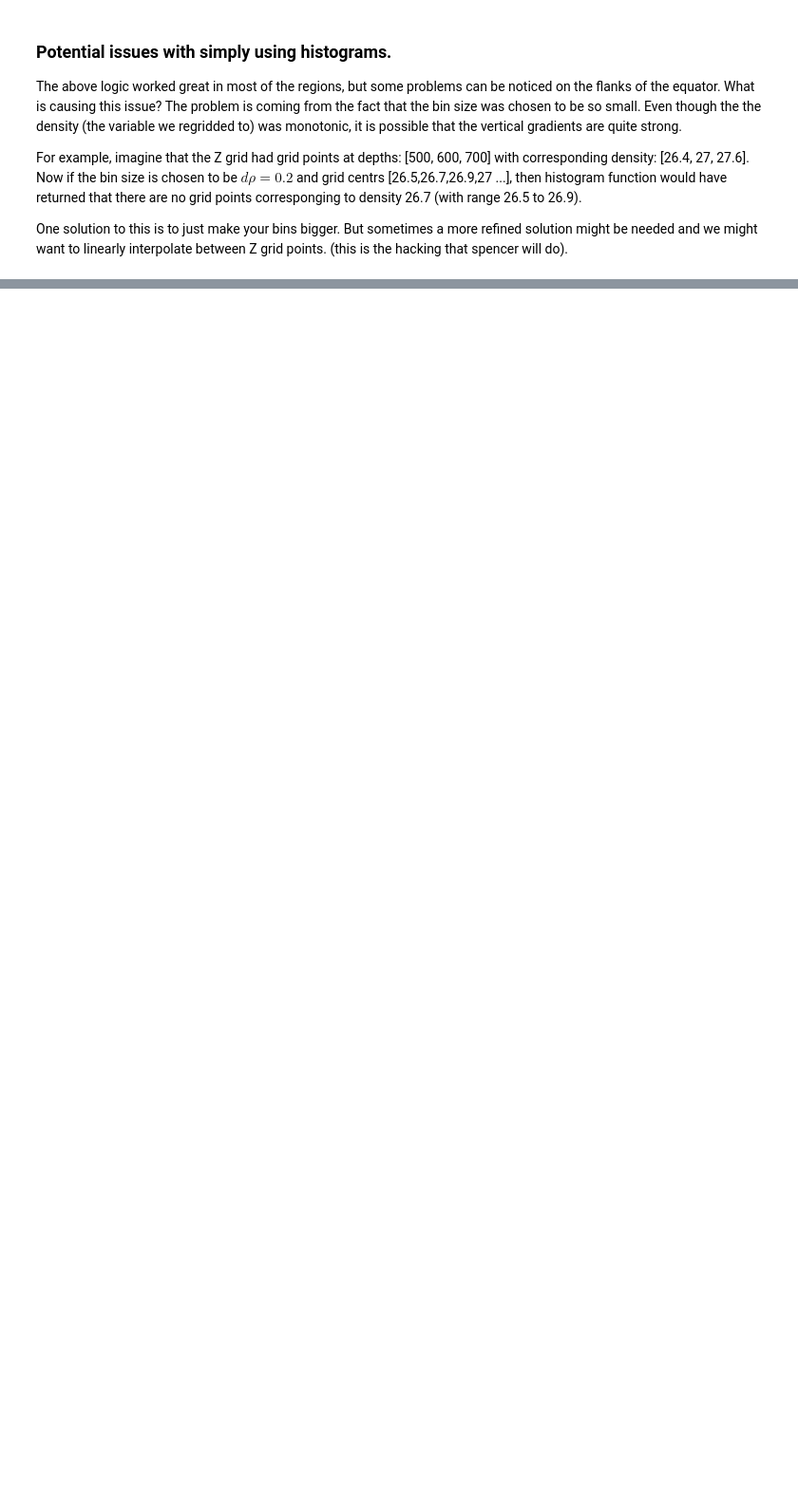
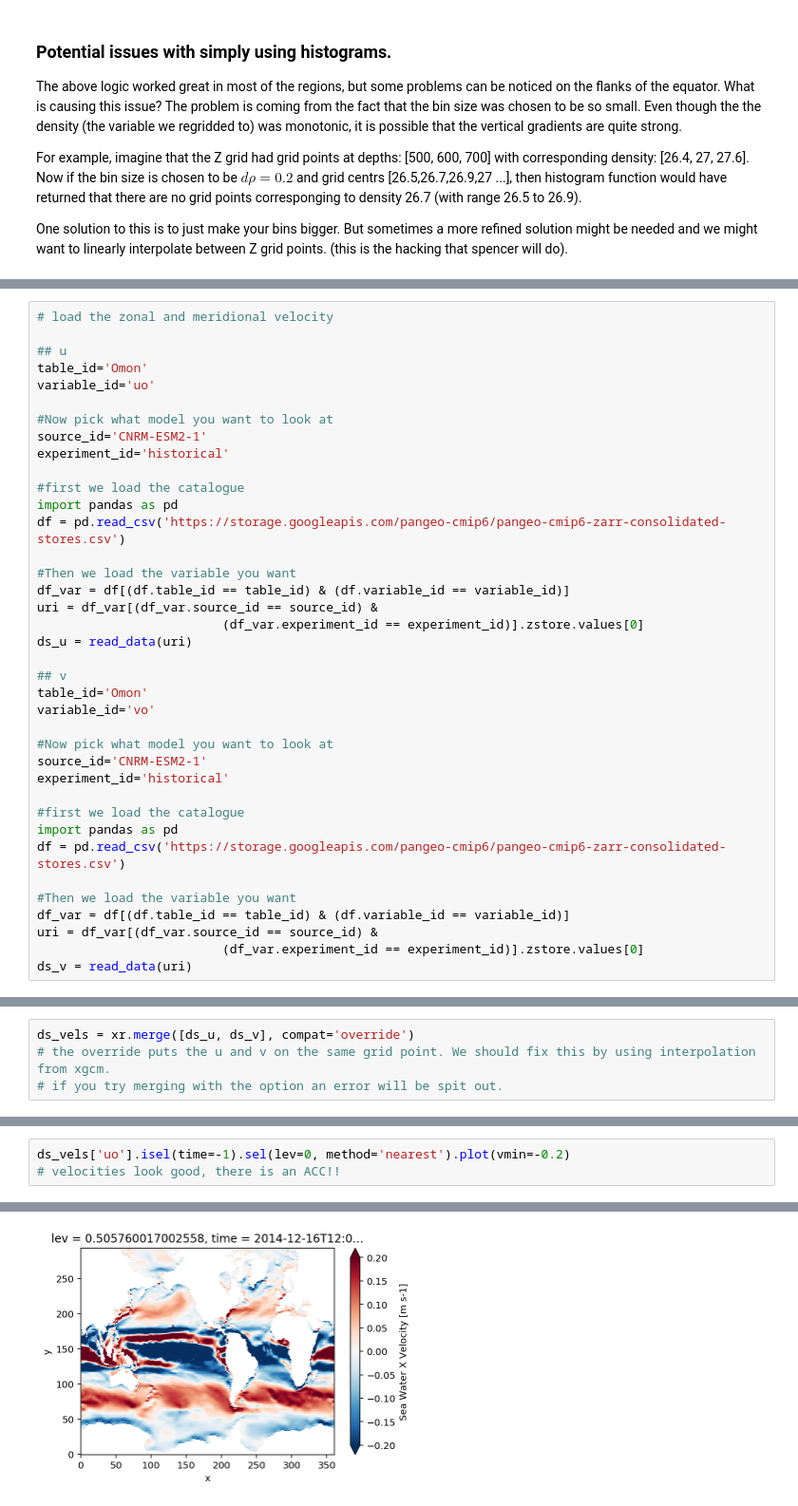
Before and after one commit to cspencerjones/cmip6_density_notebooks, a Jupyter notebook: beginners_vertical_rebin.ipynb, the cells around one changed output, grey strips where cells are left out. Shown at 95% size. Cells and saved outputs as stored; diff of their text form; blank space fills up the shorter version.

```diff
--- a/beginners_vertical_rebin.ipynb
+++ b/beginners_vertical_rebin.ipynb
@@ -282,0 +321,38 @@ One solution to this is to just make your bins bigger. But sometimes a more refi
+# %%
+# load the zonal and meridional velocity
+
+## u
+table_id='Omon'
+variable_id='uo'
+
+#Now pick what model you want to look at
+source_id='CNRM-ESM2-1'
+experiment_id='historical'
+
+#first we load the catalogue
+import pandas as pd
+df = pd.read_csv('https://storage.googleapis.com/pangeo-cmip6/pangeo-cmip6-zarr-consolidated-stores.csv')
+
+#Then we load the variable you want
+df_var = df[(df.table_id == table_id) & (df.variable_id == variable_id)]
+uri = df_var[(df_var.source_id == source_id) &
+                         (df_var.experiment_id == experiment_id)].zstore.values[0]
+ds_u = read_data(uri)
+
+## v
+table_id='Omon'
+variable_id='vo'
+
+#Now pick what model you want to look at
+source_id='CNRM-ESM2-1'
+experiment_id='historical'
+
+#first we load the catalogue
+import pandas as pd
+df = pd.read_csv('https://storage.googleapis.com/pangeo-cmip6/pangeo-cmip6-zarr-consolidated-stores.csv')
+
+#Then we load the variable you want
+df_var = df[(df.table_id == table_id) & (df.variable_id == variable_id)]
+uri = df_var[(df_var.source_id == source_id) &
+                         (df_var.experiment_id == experiment_id)].zstore.values[0]
+ds_v = read_data(uri)
@@ -282,0 +361,4 @@ One solution to this is to just make your bins bigger. But sometimes a more refi
+# %%
+ds_vels = xr.merge([ds_u, ds_v], compat='override')
+# the override puts the u and v on the same grid point. We should fix this by using interpolation from xgcm.
+# if you try merging with the option an error will be spit out.
@@ -282,0 +383,4 @@ One solution to this is to just make your bins bigger. But sometimes a more refi
+# %%
+ds_vels['uo'].isel(time=-1).sel(lev=0, method='nearest').plot(vmin=-0.2)
+# velocities look good, there is an ACC!!
+# %% [output]
@@ -282,0 +388 @@ One solution to this is to just make your bins bigger. But sometimes a more refi
+[figure, added]
```
Also changed, not shown: parts of 34 cells of this notebook.
